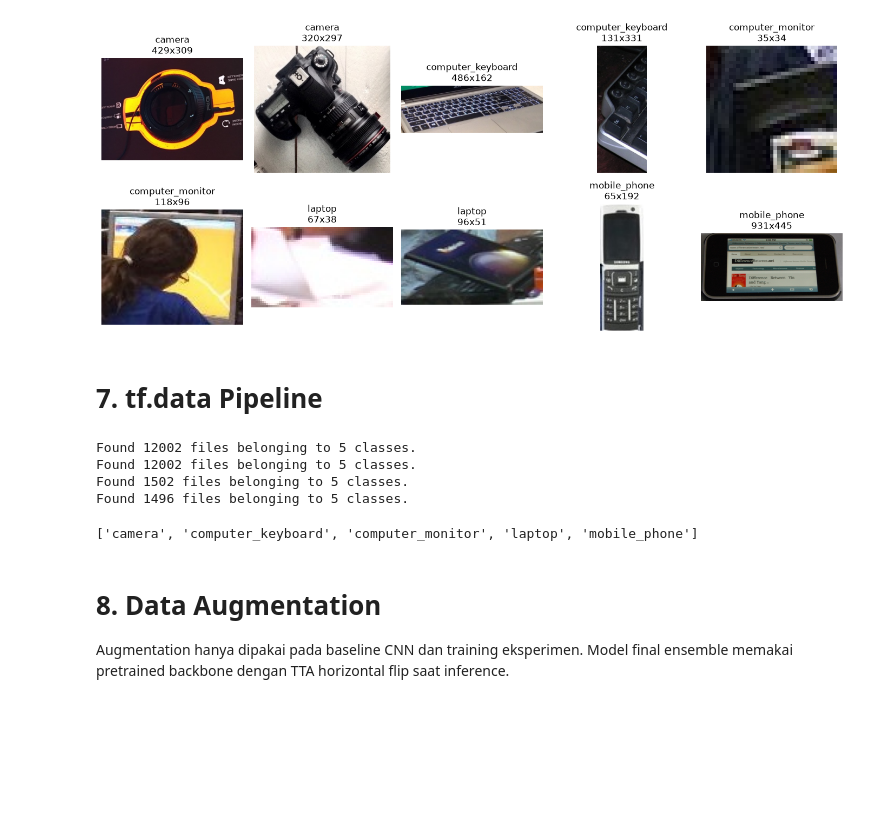
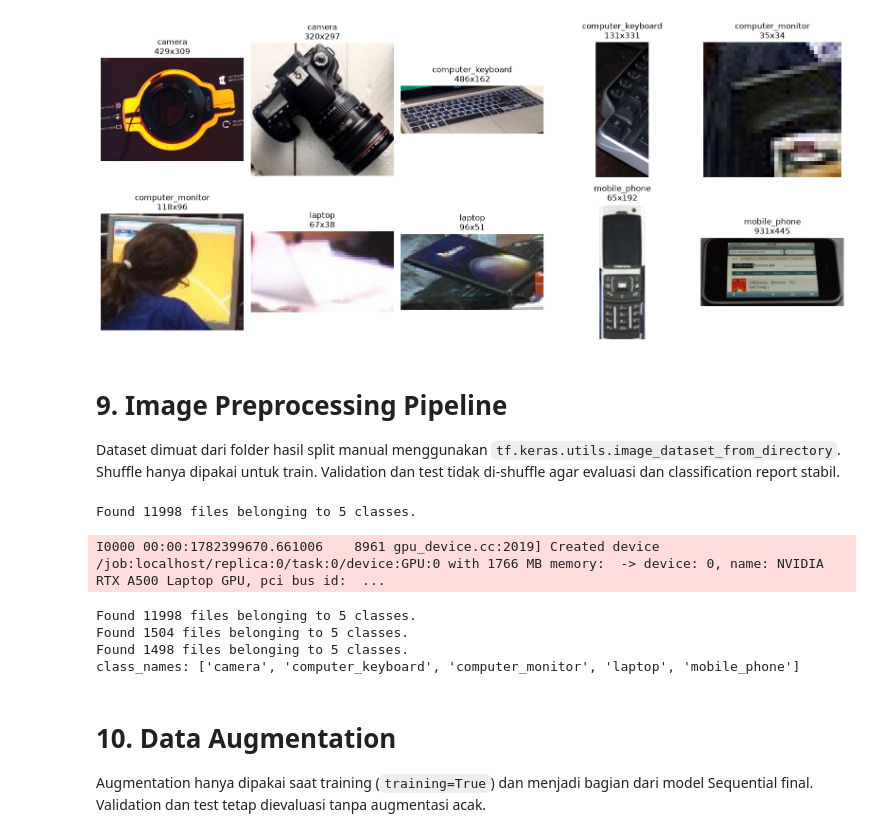
Before and after one commit to agungtrisutaji/submission-klasifikasi-gambar-eurosat, a Jupyter notebook: klasifikasi-gambar-it-assets.ipynb, the cells around one changed output. Saved outputs shown, nothing was run; the diff lists cells and outputs as text; code cells hidden in the pictures; blank space fills up the shorter version.

```diff
--- a/klasifikasi-gambar-it-assets.ipynb
+++ b/klasifikasi-gambar-it-assets.ipynb
@@ -112,0 +124,34 @@ print(json.dumps({
+# %%
+config = json.loads(CONFIG_PATH.read_text(encoding="utf-8"))
+class_config = config["classes"]
+class_names_from_config = [item["local_label"] for item in class_config]
+openimages_labels = {item["local_label"]: item["openimages_label"] for item in class_config}
+
+source_metadata = pd.read_csv(METADATA_PATH)
+active_metadata = source_metadata[source_metadata["local_label"].isin(class_names_from_config)].copy()
+active_metadata["crop_path"] = active_metadata["crop_path"].astype(str)
+active_metadata["path_exists"] = active_metadata["crop_path"].map(lambda value: Path(value).is_file())
+
+source_distribution = (
+    active_metadata.groupby("local_label")
+    .size()
+    .reindex(class_names_from_config)
+    .rename("source_count")
+    .reset_index()
+)
+unused_raw_folders = sorted(
+    path.name for path in RAW_DIR.iterdir()
+    if path.is_dir() and path.name not in set(class_names_from_config)
+)
+
+metadata_validation = {
+    "total_metadata_rows": int(len(source_metadata)),
+    "active_source_images": int(len(active_metadata)),
+    "class_count": int(len(class_names_from_config)),
+    "class_names_from_config": class_names_from_config,
+    "metadata_columns": list(source_metadata.columns),
+    "missing_crop_path_count": int((~active_metadata["path_exists"]).sum()),
+    "unused_raw_folders_not_in_final_config": unused_raw_folders,
+}
+print(json.dumps(metadata_validation, indent=2))
+source_distribution
@@ -113,16 +421,22 @@ print(json.dumps({
 # %%
-sample_rows = split_metadata.groupby("local_label", group_keys=False).sample(2, random_state=SEED)
-fig, axes = plt.subplots(2, 5, figsize=(14, 6))
+sample_rows = (
+    split_metadata.groupby("local_label", group_keys=False)
+    .sample(2, random_state=SEED)
+    .reset_index(drop=True)
+)
+fig, axes = plt.subplots(2, len(class_names_from_config), figsize=(16, 7))
 for axis, (_, row) in zip(axes.ravel(), sample_rows.iterrows()):
     image = Image.open(row["split_crop_path"]).convert("RGB")
     axis.imshow(image)
-    axis.set_title(f"{row['local_label']}\n{image.size[0]}x{image.size[1]}")
+    axis.set_title(f"{row['local_label']}\n{image.width}x{image.height}")
     axis.axis("off")
 plt.tight_layout()
 # %% [output]
-[figure, old version]
+[figure, new version]
-# %% [markdown]
-# 7. tf.data Pipeline
+# %% [markdown]
+# 9. Image Preprocessing Pipeline
+
+Dataset dimuat dari folder hasil split manual menggunakan `tf.keras.utils.image_dataset_from_directory`. Shuffle hanya dipakai untuk train. Validation dan test tidak di-shuffle agar evaluasi dan classification report stabil.
 # %%
 train_ds = tf.keras.utils.image_dataset_from_directory(
     TRAIN_DIR,
@@ -169,17 +483,19 @@ train_ds = train_ds.prefetch(AUTOTUNE)
 train_eval_ds = train_eval_ds.prefetch(AUTOTUNE)
 validation_ds = validation_ds.prefetch(AUTOTUNE)
 test_ds = test_ds.prefetch(AUTOTUNE)
-class_names
+
+print("class_names:", class_names)
 # %% [output]
-Found 12002 files belonging to 5 classes.
-Found 12002 files belonging to 5 classes.
-Found 1502 files belonging to 5 classes.
-Found 1496 files belonging to 5 classes.
+Found 11998 files belonging to 5 classes.
-['camera', 'computer_keyboard', 'computer_monitor', 'laptop', 'mobile_phone']
+I0000 00:00:1782399670.661006    8961 gpu_device.cc:2019] Created device /job:localhost/replica:0/task:0/device:GPU:0 with 1766 MB memory:  -> device: 0, name: NVIDIA RTX A500 Laptop GPU, pci bus id:  ...
+Found 11998 files belonging to 5 classes.
+Found 1504 files belonging to 5 classes.
+Found 1498 files belonging to 5 classes.
+class_names: ['camera', 'computer_keyboard', 'computer_monitor', 'laptop', 'mobile_phone']
-# %% [markdown]
-# 8. Data Augmentation
-
-Augmentation hanya dipakai pada baseline CNN dan training eksperimen. Model final ensemble memakai pretrained backbone dengan TTA horizontal flip saat inference.
+# %% [markdown]
+# 10. Data Augmentation
+
+Augmentation hanya dipakai saat training (`training=True`) dan menjadi bagian dari model Sequential final. Validation dan test tetap dievaluasi tanpa augmentasi acak.
 # %%
 data_augmentation = tf.keras.Sequential(
     [
```
Also changed, not shown: parts of 63 cells of this notebook.
